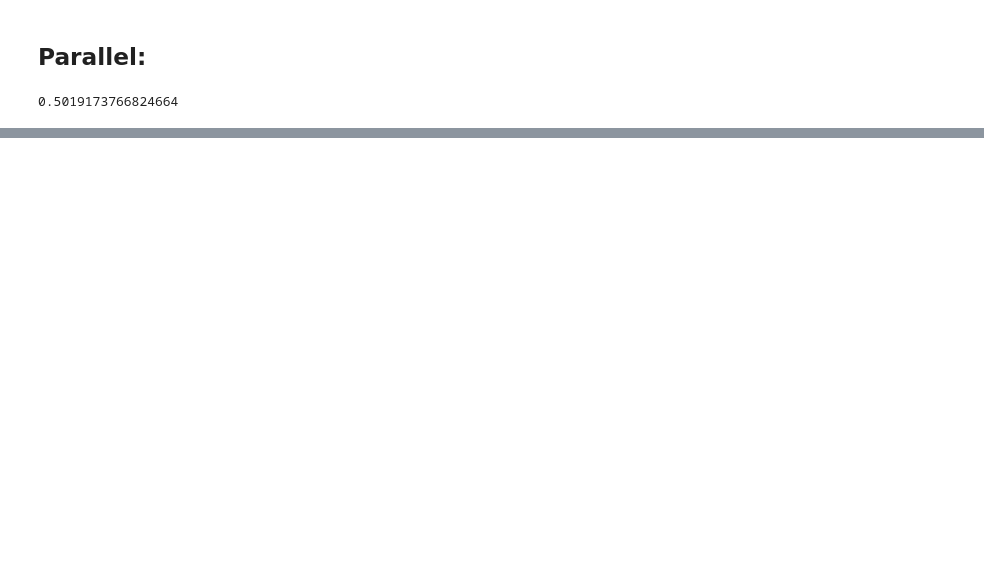
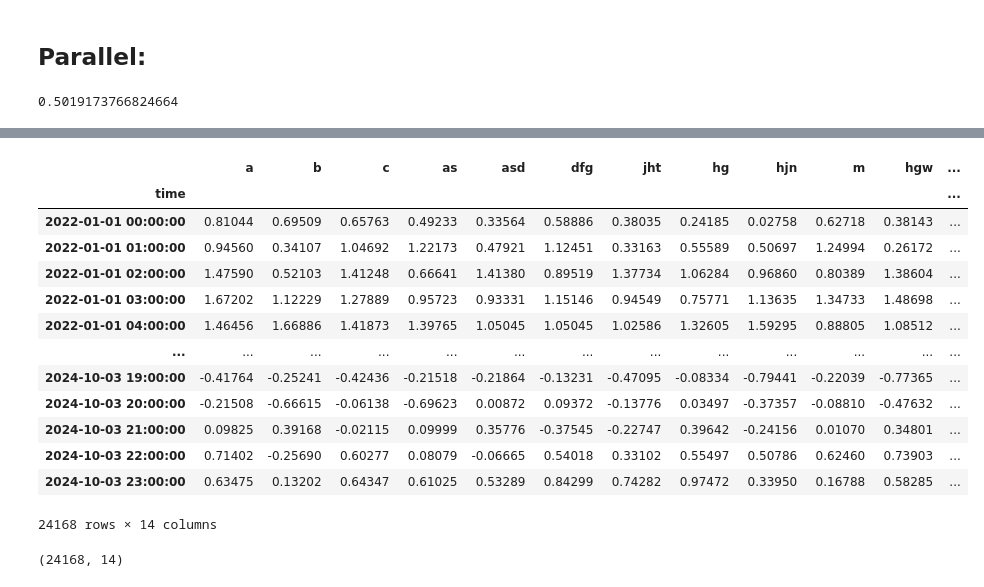
Before and after one commit to m-dml/HidaHackathon2022, a Jupyter notebook: notebooks/Parrallelization.ipynb, the cells around one changed output, grey strips where cells are left out. Saved outputs shown, nothing was run; the diff lists cells and outputs as text; code cells hidden in the pictures; blank space fills up the shorter version.

```diff
--- a/notebooks/Parrallelization.ipynb
+++ b/notebooks/Parrallelization.ipynb
@@ -178,7 +179,7 @@ def do(x, y, counter):
     return counter, preds
 
 tqdm._instances.clear()
-with Parallel(n_jobs=4) as parallel:
+with Parallel(n_jobs=4, backend="threading") as parallel:
     results = parallel(delayed(do)(x, y, counter) for counter, (x, y) in enumerate(tqdm(valid_dataloader, position=0)))
 sorted_predictions = np.array(list(pd.DataFrame(results, columns=["counter", "arrays"]).sort_values(by="counter")["arrays"].apply(lambda x: np.array(x))))
 # %%
@@ -198,4 +199,13 @@ sorted_predictions.mean()
 # %% [output]
 0.5019173766824664
 # %%
-results[0][0]
+sorted_predictions = np.moveaxis(sorted_predictions, -1, 0)
+
+final_predictions = []
+for city in sorted_predictions:
+    for prediction in city:
+        final_predictions.append(prediction)
+
+
+# remove normalization and convert to DataFrame
+df = pd.DataFrame(final_predictions)
@@ -203,0 +228,35 @@ results[0][0]
+# %%
+df = pd.read_csv(train_data_file)
+city_data = []
+city_names = pd.unique(df["City"])
+for city in tqdm(city_names):
+    city_data.append(df[df["City"] == city]["Load [MWh]"].to_numpy())
+unique_time = np.expand_dims(pd.to_datetime(df[df["City"] == city]["Time [s]"]), -1)
+city_data = np.moveaxis(np.array(city_data), 0, -1)
+train_dataset = city_data
+
+# data = np.concatenate([unique_time, train_dataset], axis=1)
+data = pd.DataFrame(train_dataset, columns=city_names)
+data["time"] = unique_time
+data = data.set_index("time")
+# %%
+data
+# %% [output]
+|  | a | b | c | as | asd | dfg | jht | hg | hjn | m | hgw | ... |
+| time |  |  |  |  |  |  |  |  |  |  |  | ... |
+| 2022-01-01 00:00:00 | 0.81044 | 0.69509 | 0.65763 | 0.49233 | 0.33564 | 0.58886 | 0.38035 | 0.24185 | 0.02758 | 0.62718 | 0.38143 | ... |
+| 2022-01-01 01:00:00 | 0.94560 | 0.34107 | 1.04692 | 1.22173 | 0.47921 | 1.12451 | 0.33163 | 0.55589 | 0.50697 | 1.24994 | 0.26172 | ... |
+| 2022-01-01 02:00:00 | 1.47590 | 0.52103 | 1.41248 | 0.66641 | 1.41380 | 0.89519 | 1.37734 | 1.06284 | 0.96860 | 0.80389 | 1.38604 | ... |
+| 2022-01-01 03:00:00 | 1.67202 | 1.12229 | 1.27889 | 0.95723 | 0.93331 | 1.15146 | 0.94549 | 0.75771 | 1.13635 | 1.34733 | 1.48698 | ... |
+| 2022-01-01 04:00:00 | 1.46456 | 1.66886 | 1.41873 | 1.39765 | 1.05045 | 1.05045 | 1.02586 | 1.32605 | 1.59295 | 0.88805 | 1.08512 | ... |
+| ... | ... | ... | ... | ... | ... | ... | ... | ... | ... | ... | ... | ... |
+| 2024-10-03 19:00:00 | -0.41764 | -0.25241 | -0.42436 | -0.21518 | -0.21864 | -0.13231 | -0.47095 | -0.08334 | -0.79441 | -0.22039 | -0.77365 | ... |
+| 2024-10-03 20:00:00 | -0.21508 | -0.66615 | -0.06138 | -0.69623 | 0.00872 | 0.09372 | -0.13776 | 0.03497 | -0.37357 | -0.08810 | -0.47632 | ... |
+| 2024-10-03 21:00:00 | 0.09825 | 0.39168 | -0.02115 | 0.09999 | 0.35776 | -0.37545 | -0.22747 | 0.39642 | -0.24156 | 0.01070 | 0.34801 | ... |
+| 2024-10-03 22:00:00 | 0.71402 | -0.25690 | 0.60277 | 0.08079 | -0.06665 | 0.54018 | 0.33102 | 0.55497 | 0.50786 | 0.62460 | 0.73903 | ... |
+| 2024-10-03 23:00:00 | 0.63475 | 0.13202 | 0.64347 | 0.61025 | 0.53289 | 0.84299 | 0.74282 | 0.97472 | 0.33950 | 0.16788 | 0.58285 | ... |
+24168 rows × 14 columns
+# %%
+train_dataset.shape
+# %% [output]
+(24168, 14)
```
Also changed, not shown: parts of 10 cells of this notebook, 54 other files.
